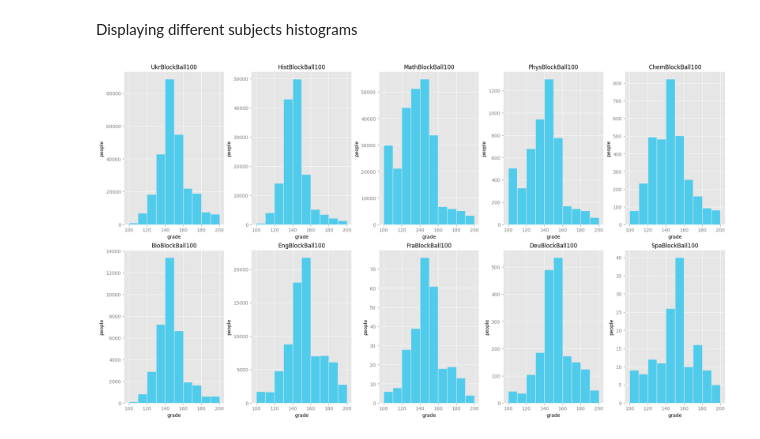
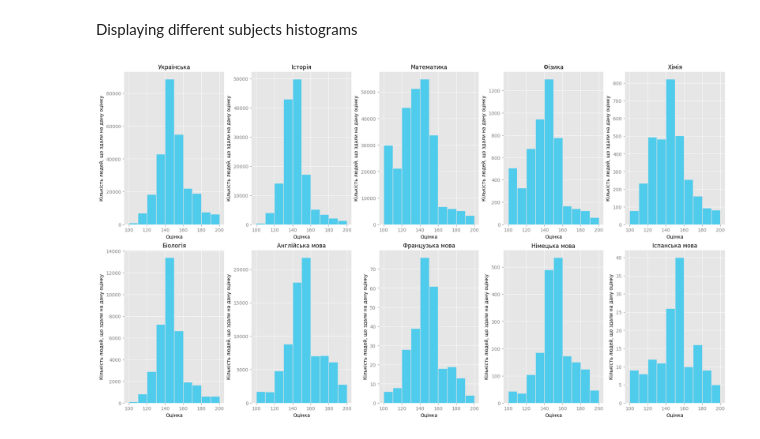
Before and after one commit to TeddyProg/ML_workbooks, a Jupyter notebook: Midterm.ipynb, the cells around one changed output. Cells and saved outputs as stored; diff of their text form; code cells hidden in the pictures.

```diff
--- a/Midterm.ipynb
+++ b/Midterm.ipynb
@@ -43,66 +157,38 @@ numSubjects = len(subjectGradesColumnNames)
 # %% [markdown]
 Displaying different subjects histograms
 # %%
-def setup_histogram_style(ax):
-  ax.set_facecolor('#E6E6E6')
-  ax.set_axisbelow(True)
-  # draw solid white grid lines
-  ax.grid(color='w', linestyle='solid')
-  # hide axis spines
-  for spine in ax.spines.values():
-    spine.set_visible(False)
-  # hide top and right ticks
-  ax.xaxis.tick_bottom()
-  ax.yaxis.tick_left()
-  # lighten ticks and labels
-  ax.tick_params(colors='gray', direction='out')
-  for tick in ax.get_xticklabels():
-    tick.set_color('gray')
-  for tick in ax.get_yticklabels():
-    tick.set_color('gray')
-
-def getGradeArrays(data, gradeArrayNames):
-  gradeArrays = []
-  for subjName in gradeArrayNames:
-    neededData = data[subjName].dropna()
-    neededData = neededData[neededData >= 100] #filtering out probably wrong data or result from someone who didn`t attend the test (?)
-    if neededData.shape[0] > 0:
-      gradeArrays.append(neededData)
-
-  return gradeArrays
-
 def getHistograms(gradeArrays):
   minGrade = 100
   maxGrade = 200
   numBins = 10
   step = (maxGrade - minGrade) / numBins
   bins = np.arange(minGrade, maxGrade + step, step)
   gradeHists = []
 
   for i in range(0, len(gradeArrays)):
     hist, _ = np.histogram(gradeArrays[i], bins)
     gradeHists.append(hist)
 
   return gradeHists, bins
 
-gradeArrays = getGradeArrays(data2023, subjectGradesColumnNames)
+gradeArrays, subjectNames = getGradesAndNamesArrays(data2023, subjectGradesColumnNames)
 gradeHists, bins = getHistograms(gradeArrays)
 
 numHists = len(gradeHists)
 numPlotRows = 2
 numPlotCols = (len(gradeHists) + numPlotRows - 1) // numPlotRows # ceiling column num
 
 fig, axs = plt.subplots(nrows = numPlotRows, ncols = numPlotCols, constrained_layout=True)
 fig.set_size_inches(18.5, 10.5)
 for i in range(0, numHists):
   r = i // numPlotCols
   c = i % numPlotCols
 
   ax = axs[r, c]
   setup_histogram_style(ax)
   ax.bar(bins[:-1], gradeHists[i], width=np.diff(bins), align="edge", edgecolor='#E6E6E6', color='#4FCBEC')
-  ax.set_title(subjectGradesColumnNames[i])
-  ax.set_ylabel('people')
-  ax.set_xlabel('grade')
+  ax.set_title(getUkrainianSubjectName(subjectNames[i]))
+  ax.set_ylabel('Кількість людей, що здали на дану оцінку')
+  ax.set_xlabel('Оцінка')
 # %% [output]
-[figure, old version]
+[figure, new version]
```
Also changed, not shown: parts of 8 cells of this notebook.
